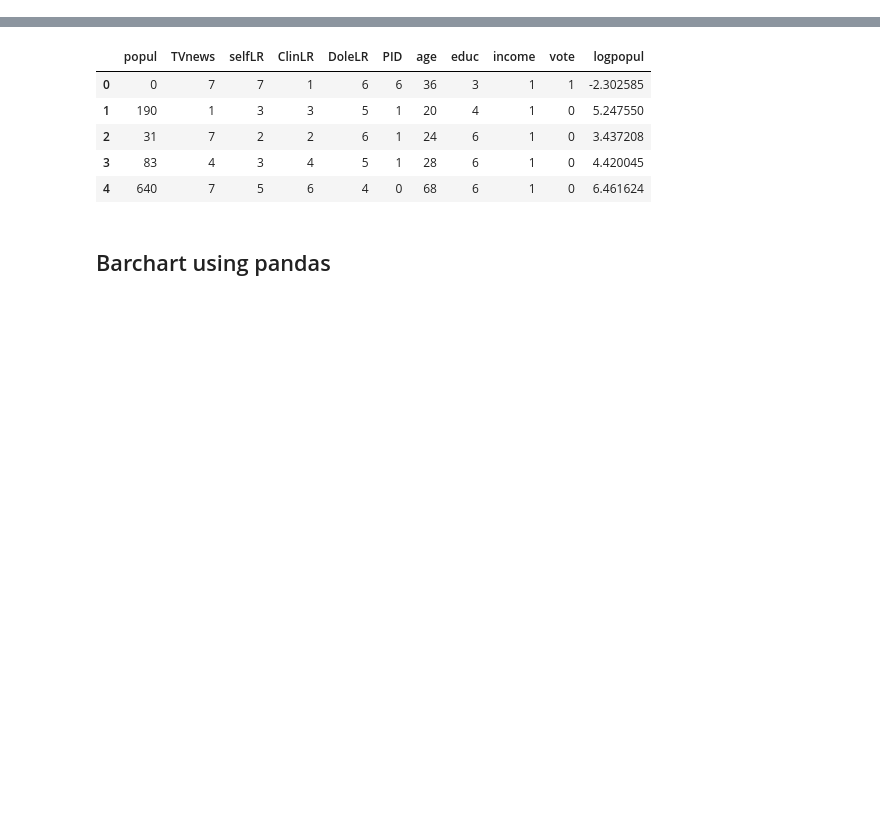
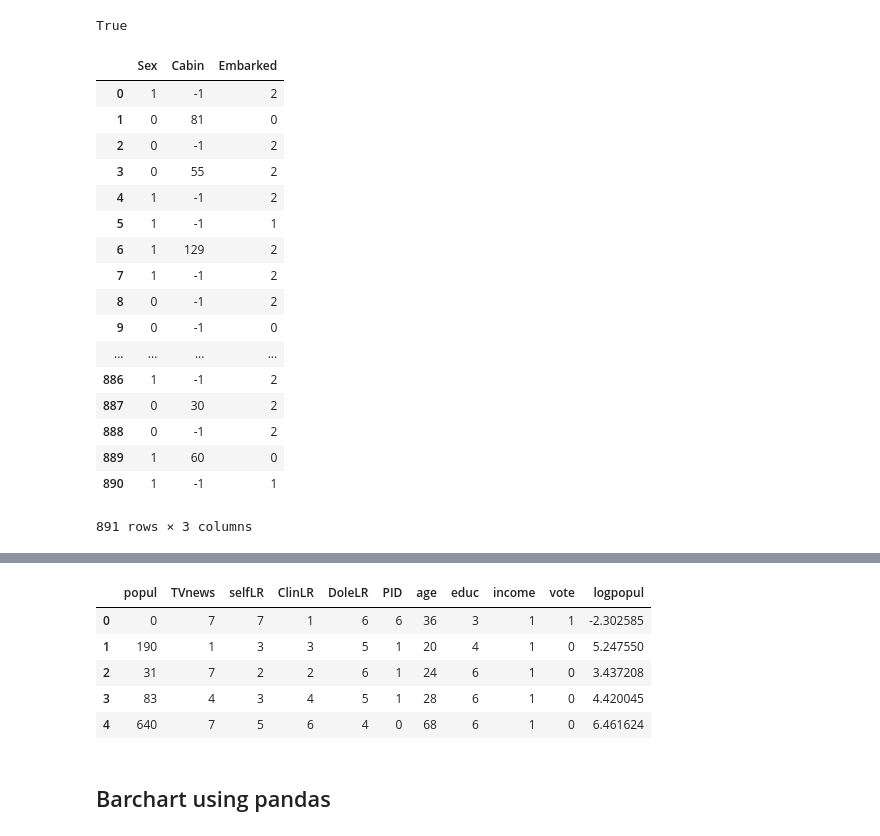
Before and after one commit to unerue/snippet, a Jupyter notebook: examples/grid_plot.ipynb, the cells around one changed output, grey strips where cells are left out. Saved outputs shown, nothing was run; the diff lists cells and outputs as text; code cells hidden in the pictures; blank space fills up the shorter version.

```diff
--- a/examples/charts.ipynb
+++ b/examples/grid_plot.ipynb
@@ -6,0 +18,6 @@ import statsmodels.api as sm
+# %%
+train = train[['Pclass', 'Sex', 'Age', 'SibSp', 'Parch', 'Fare', 'Cabin', 'Embarked', 'Survived']].copy()
+cols = train.select_dtypes(include='object').columns
+print(cols)
+
+train[cols] = train[cols].astype('category')
@@ -6,0 +26,3 @@ import statsmodels.api as sm
+# %%
+test = train[cols].copy()
+test.head()
@@ -6,0 +36,25 @@ import statsmodels.api as sm
+# %%
+test.isnull().values.any()
+# %% [output]
+True
+# %%
+test.apply(lambda x: x.cat.codes)
+# %% [output]
+|  | Sex | Cabin | Embarked |
+| 0 | 1 | -1 | 2 |
+| 1 | 0 | 81 | 0 |
+| 2 | 0 | -1 | 2 |
+| 3 | 0 | 55 | 2 |
+| 4 | 1 | -1 | 2 |
+| 5 | 1 | -1 | 1 |
+| 6 | 1 | 129 | 2 |
+| 7 | 1 | -1 | 2 |
+| 8 | 0 | -1 | 2 |
+| 9 | 0 | -1 | 0 |
+| ... | ... | ... | ... |
+| 886 | 1 | -1 | 2 |
+| 887 | 0 | 30 | 2 |
+| 888 | 0 | -1 | 2 |
+| 889 | 1 | 60 | 0 |
+| 890 | 1 | -1 | 1 |
+891 rows × 3 columns
```
Also changed, not shown: parts of 37 cells of this notebook, 10 other files.
